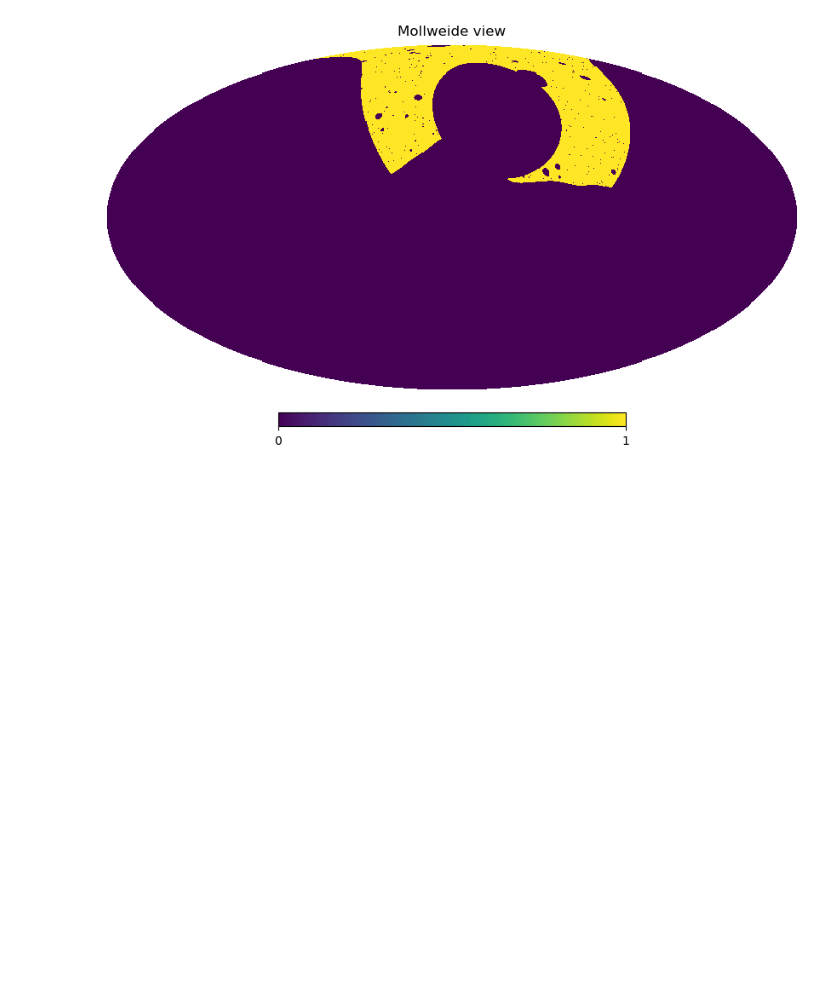
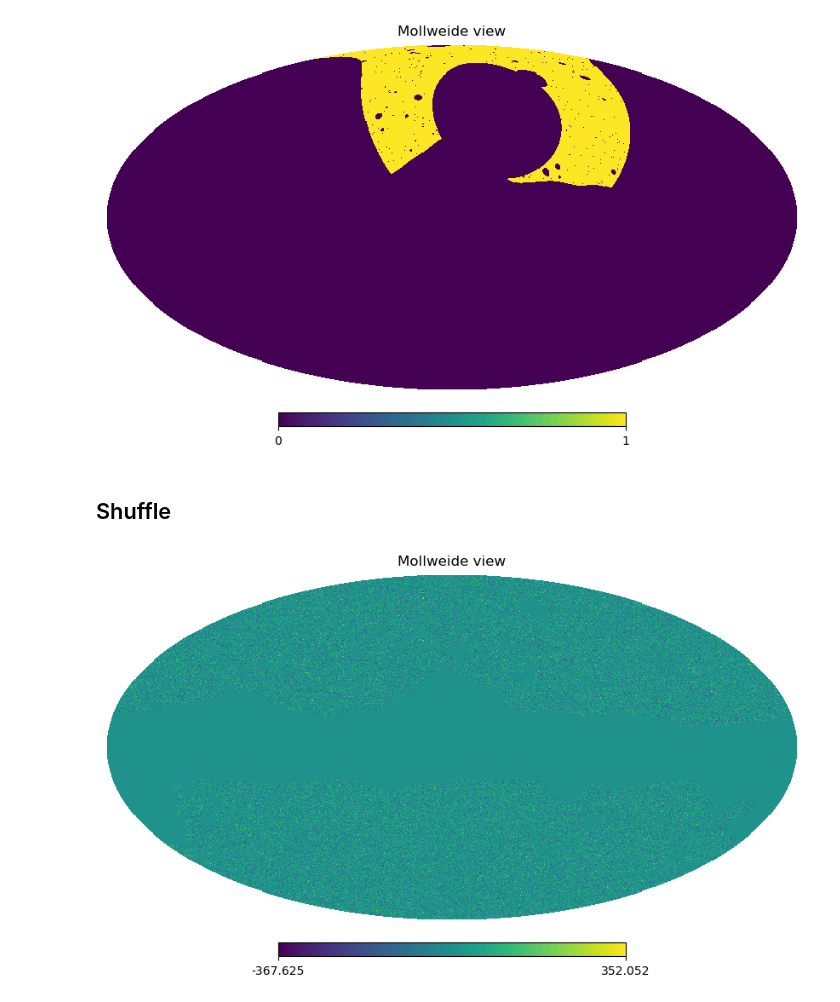
Before and after one commit to MeloDi-23/quasar-CMB-lensing-correlation, a Jupyter notebook: jupyter/read_planck.ipynb, the cells around one changed output. Drawn from its saved outputs; the diff is of its cells as text; code cells hidden in the pictures; blank space fills up the shorter version.

```diff
--- a/jupyter/read_planck.ipynb
+++ b/jupyter/read_planck.ipynb
@@ -125,3 +119,26 @@ image_temp[hp.ang2pix(1024, np.pi/2-b[index], l[index])] = 1
 hp.mollview(image_temp)
 # %% [output]
 [figure]
+# %% [markdown]
+## Shuffle
+# %%
+Nside = 1024
+mask = hp.read_map('/uufs/astro.utah.edu/common/home/u6060319/quasar-CMBlening/data/Planck/mask/mask.fits')
+dat = hp.read_alm('/uufs/astro.utah.edu/common/home/u6060319/quasar-CMBlening/data/Planck/MV/dat_klm.fits')
+
+image = hp.sphtfunc.alm2map(dat, nside=Nside, pol=False)
+mask = hp.ud_grade(mask, Nside)
+image_masked = hp.ma(image)
+image_masked.mask = mask<=0.5
+theta, phi = hp.pix2ang(Nside, np.arange(len(image)))
+l_k = phi[np.logical_not(image_masked.mask)]
+b_k = np.pi/2 - theta[np.logical_not(image_masked.mask)]
+kappa = image[np.logical_not(image_masked.mask)]
+np.random.shuffle(kappa)
+np.save('../catalogue/CMB_shuffle_v2', [l_k, b_k, kappa])
+# %%
+image = np.zeros(hp.nside2npix(1024))
+image[hp.ang2pix(1024, theta=np.pi/2-b_k, phi=l_k)] = kappa
+hp.mollview(image)
+# %% [output]
+[figure, added]
```
Also changed, not shown: parts of 2 cells of this notebook, 7 other files.
